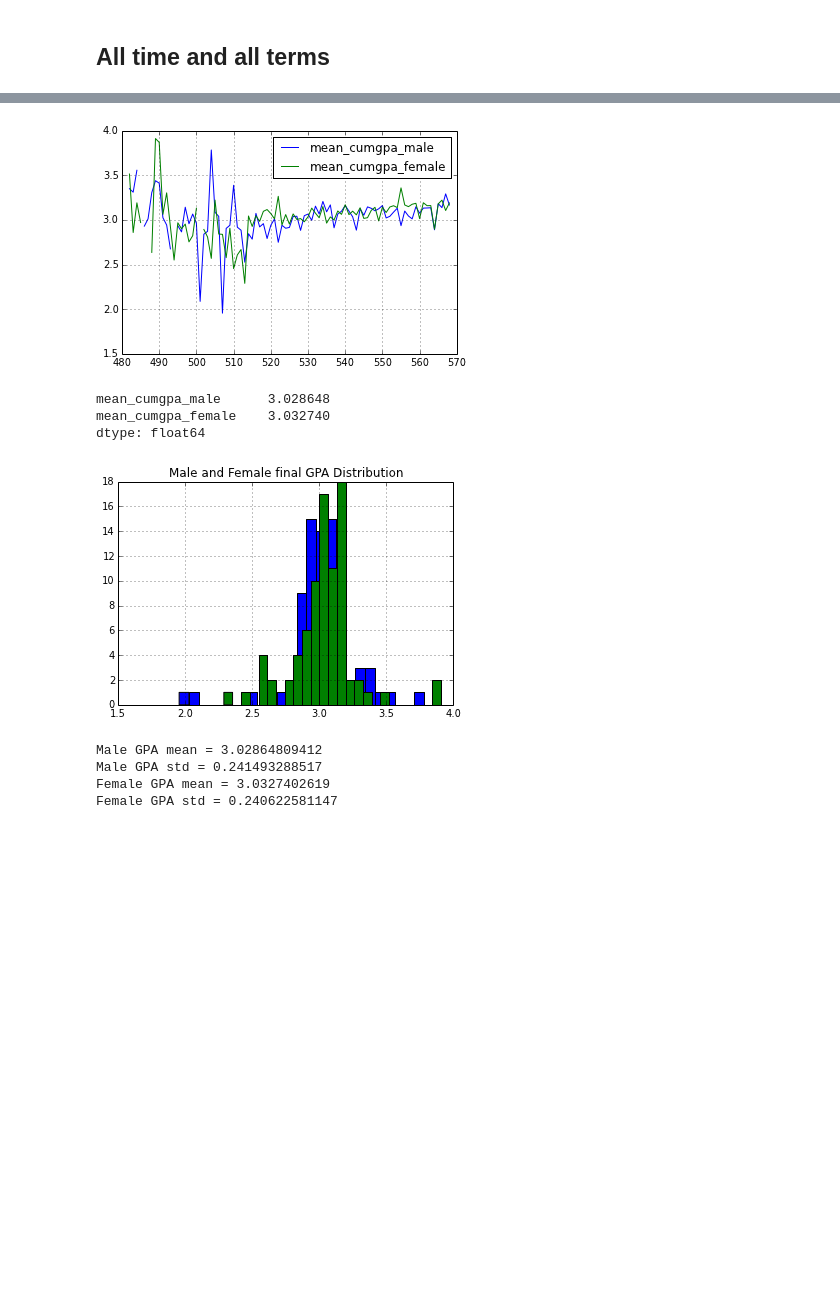
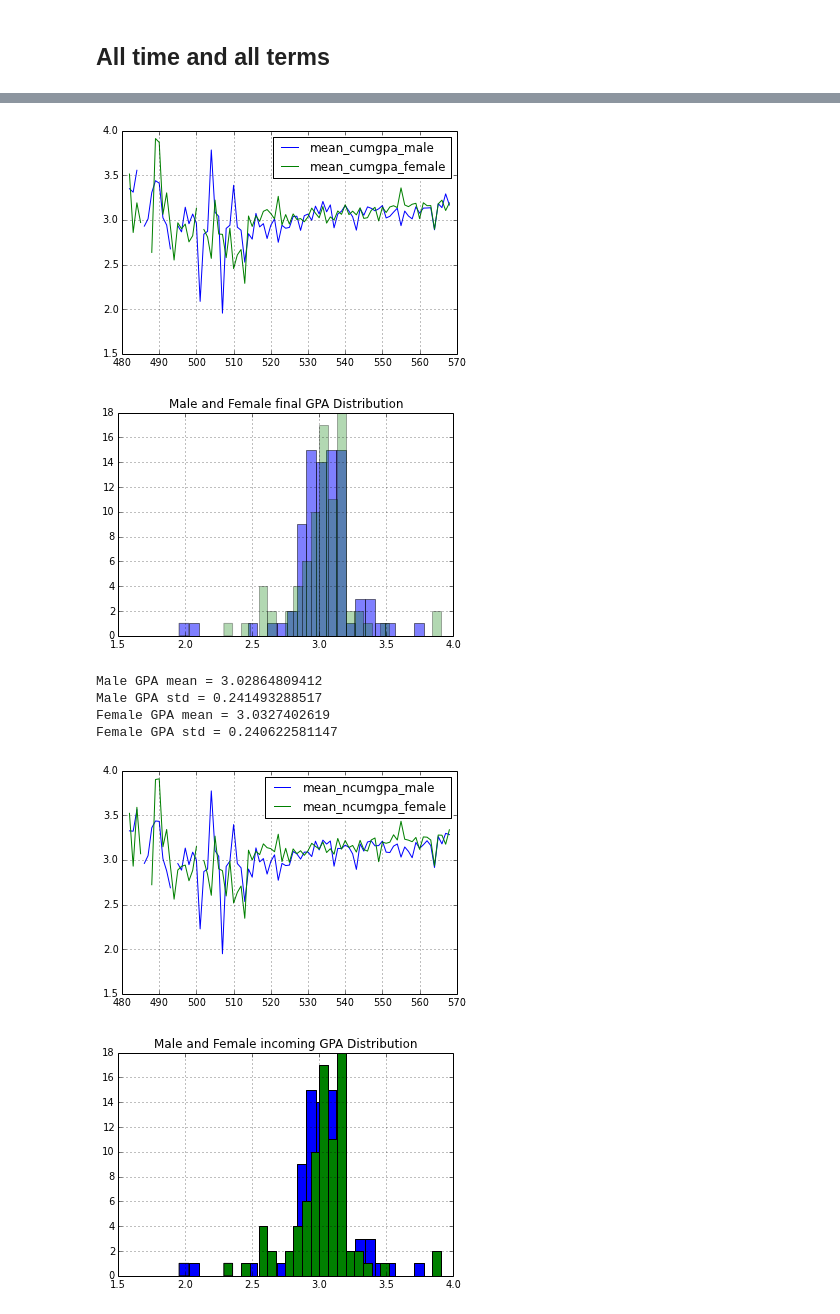
Before and after one commit to mkowshik/scaling-tribble, a Jupyter notebook: REBUILD DATA scripts/Physics/Physics 140.ipynb, the cells around one changed output, grey strips where cells are left out. Cells and saved outputs as stored; diff of their text form; code cells hidden in the pictures; blank space fills up the shorter version.

```diff
--- a/REBUILD DATA scripts/Physics/Physics 140.ipynb
+++ b/REBUILD DATA scripts/Physics/Physics 140.ipynb
@@ -98,33 +98,53 @@ STD  0.429028487031
-# %%
-#GPA make up
-GPA = Class[['mean_cumgpa_male','mean_cumgpa_female']]
-GPA.plot()
-plt.show()
-
-GPA.mean()
-# %% [output]
-[figure, removed]
-mean_cumgpa_male      3.028648
-mean_cumgpa_female    3.032740
-dtype: float64
 # %%
+#GPA make up
+GPA = Class[['mean_cumgpa_male','mean_cumgpa_female']]
+GPA.plot()
+plt.show()
+
+GPA.mean()
+
 #GPA distribution over time
 #mgpa = data.ix[data['catalognbr']==140,'mean_cumgpa_male']
 #fgpa = data.ix[data['catalognbr']==140,'mean_cumgpa_female']
 mgpa = Class['mean_cumgpa_male']
 fgpa = Class['mean_cumgpa_female']
-mgpa.hist(bins=25)
-fgpa.hist(bins=25)
+mgpa.hist(bins=25, alpha =.5)
+fgpa.hist(bins=25, alpha= .3)
 plt.title('Male and Female final GPA Distribution')
 plt.show()
 
 print 'Male GPA mean =',mgpa.mean()
 print 'Male GPA std =',mgpa.std()
 print 'Female GPA mean =',fgpa.mean()
 print 'Female GPA std =',fgpa.std()
+
+
+#Incoming GPA makeup
+nGPA = Class[['mean_ncumgpa_male','mean_ncumgpa_female']]
+nGPA.plot()
+plt.show()
+
+nGPA.mean()
+
+
+#GPA distribution over time
+mngpa = Class['mean_ncumgpa_male']
+fngpa = Class['mean_ncumgpa_female']
+mgpa.hist(bins=25)
+fgpa.hist(bins=25)
+plt.title('Male and Female incoming GPA Distribution')
+plt.show()
+
+print 'Male GPA mean =',mngpa.mean()
+print 'Male GPA std =',mngpa.std()
+print 'Female GPA mean =',fngpa.mean()
+print 'Female GPA std =',fngpa.std()
 # %% [output]
-[figure, old version]
+[figure, new version]
+[figure, added]
 Male GPA mean = 3.02864809412
 Male GPA std = 0.241493288517
 Female GPA mean = 3.0327402619
 Female GPA std = 0.240622581147
+[figure, added]
+[figure, added]
```
Also changed, not shown: parts of 21 cells of this notebook.
